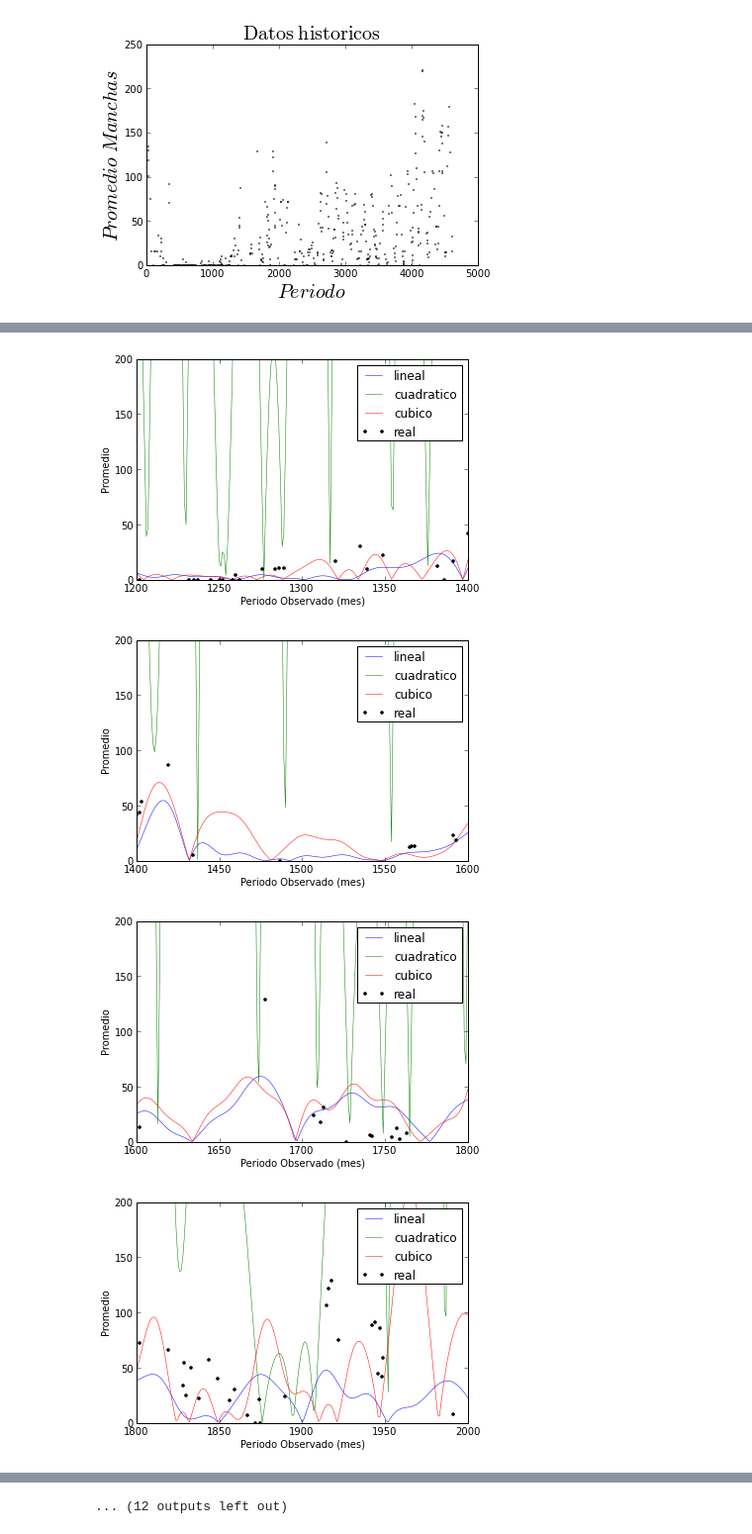
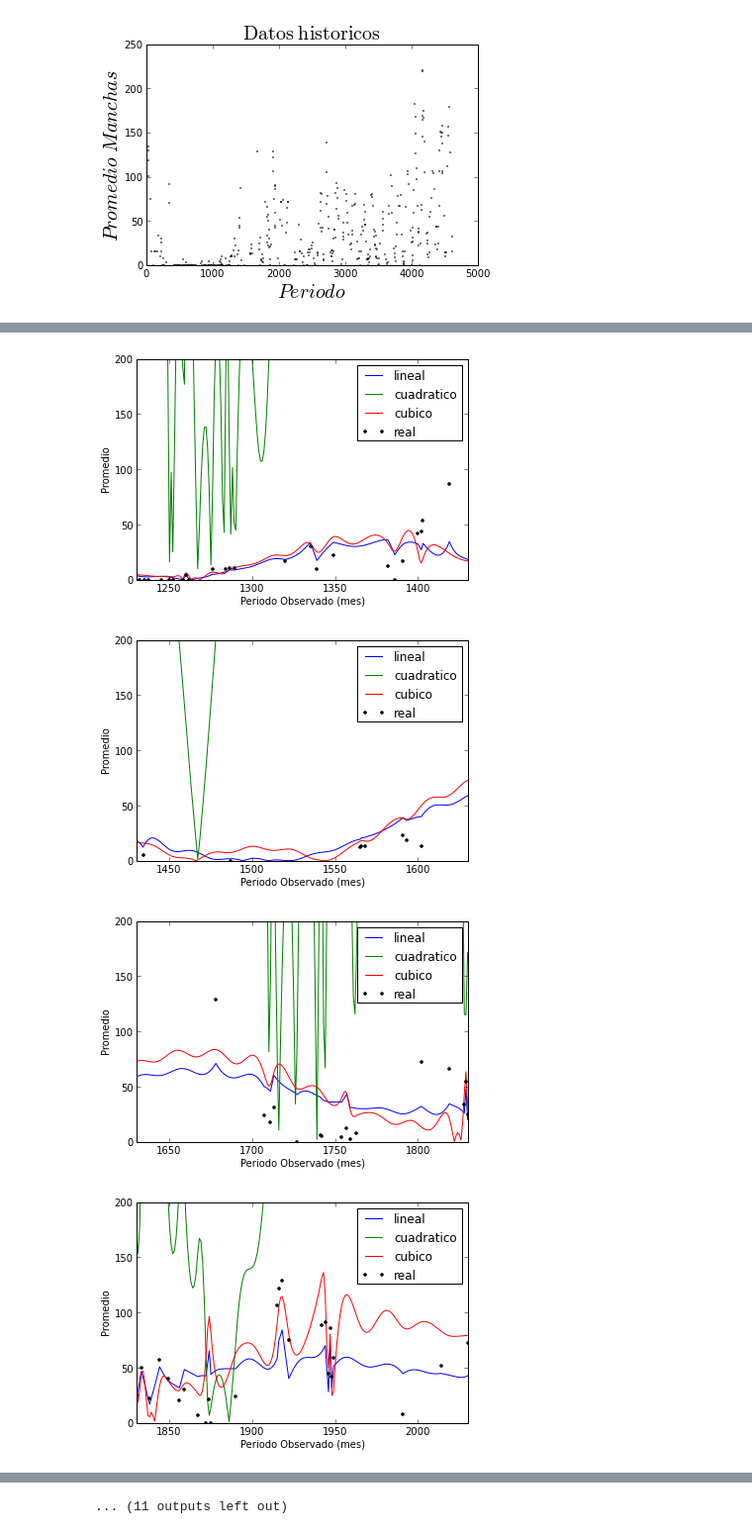
Before and after one commit to HalbardHobby/FisicaComputacional, a Jupyter notebook: Tarea5/Punto2.ipynb, the cells around one changed output, grey strips where cells are left out. Shown: that part at 99% size. Drawn from its saved outputs; the diff is of its cells as text; code cells hidden in the pictures.

```diff
--- a/Tarea5/Punto2.ipynb
+++ b/Tarea5/Punto2.ipynb
@@ -102,11 +125,16 @@ def purificar(espectro):
 
     freq=espectro[0]
     amp=espectro[1]
-    amp[np.abs(freq)>max_freq]=0
-    amp[np.abs(freq)<min_freq]=0
+    #amp[np.abs(freq)>max_freq]=0
+    #amp[np.abs(freq)<min_freq]=0
+
+    for i in range(len(freq)):
+        #retirando los mayores a 2 años y menores a 20 años
+        if( np.abs(freq[i])>min_freq and np.abs(freq[i])<max_freq ):
+            amp[i]=0
 
     plot(freq,np.abs(amp), linewidth=0.5)
-    xlim(-1.25*max_freq,1.25*max_freq)
+    xlim(0,2*max_freq)
     plt.xlabel("Frecuencia")
     plt.ylabel("Amplitud")
-    return amp
+    return (freq,amp)
@@ -131,15 +164,15 @@ title("cubico filtrado")
 # %%
 from scipy.fftpack import ifft
 #reconstruyendo con los desastres hechos
-clean_lin=ifft(lin_fil)*len(remaster)
-clean_cuad=ifft(cuad_fil)*len(remaster)
-clean_cube=ifft(cube_fil)*len(remaster)
+clean_lin=ifft(lin_fil[1])*len(remaster)
+clean_cuad=ifft(cuad_fil[1])*len(remaster)
+clean_cube=ifft(cube_fil[1])*len(remaster)
 
 #y ahora mostrar a ver que sale
-for i in range(24):
-    plot(remaster,np.abs(clean_lin), linewidth=0.5)
-    plot(remaster,np.abs(clean_cuad), linewidth=0.5)
-    plot(remaster,np.abs(clean_cube), linewidth=0.5)
+for i in range(23):
+    plot(remaster,np.abs(clean_lin))#, linewidth=0.5)
+    plot(remaster,np.abs(clean_cuad))#, linewidth=0.5)
+    plot(remaster,np.abs(clean_cube))#, linewidth=0.5)
     plot(fechas,observ, 'ko', markersize=3)
 
     legend(['lineal','cuadratico','cubico','real'])
@@ -147,8 +180,9 @@ for i in range(24):
     plt.xlabel("Periodo Observado (mes)")
     plt.ylabel("Promedio")
 
+    #se necesita algo de tweak para que se vea bien.
     ylim(0,200)
-    xlim(i*200,(i+1)*200)
+    xlim((i+0.15)*200,(i+1.15)*200)
     plt.show()
     plt.close()
 # %% [output]
@@ -161,4 +195,4 @@ for i in range(24):
-[figure, old version]
+[figure, new version]
-[figure, old version]
+[figure, new version]
-[figure, old version]
+[figure, new version]
-[figure, old version]
+[figure, new version]
@@ -167 +201 @@ for i in range(24):
-... (12 outputs left out)
+... (11 outputs left out)
```
Also changed, not shown: parts of 24 cells of this notebook.
